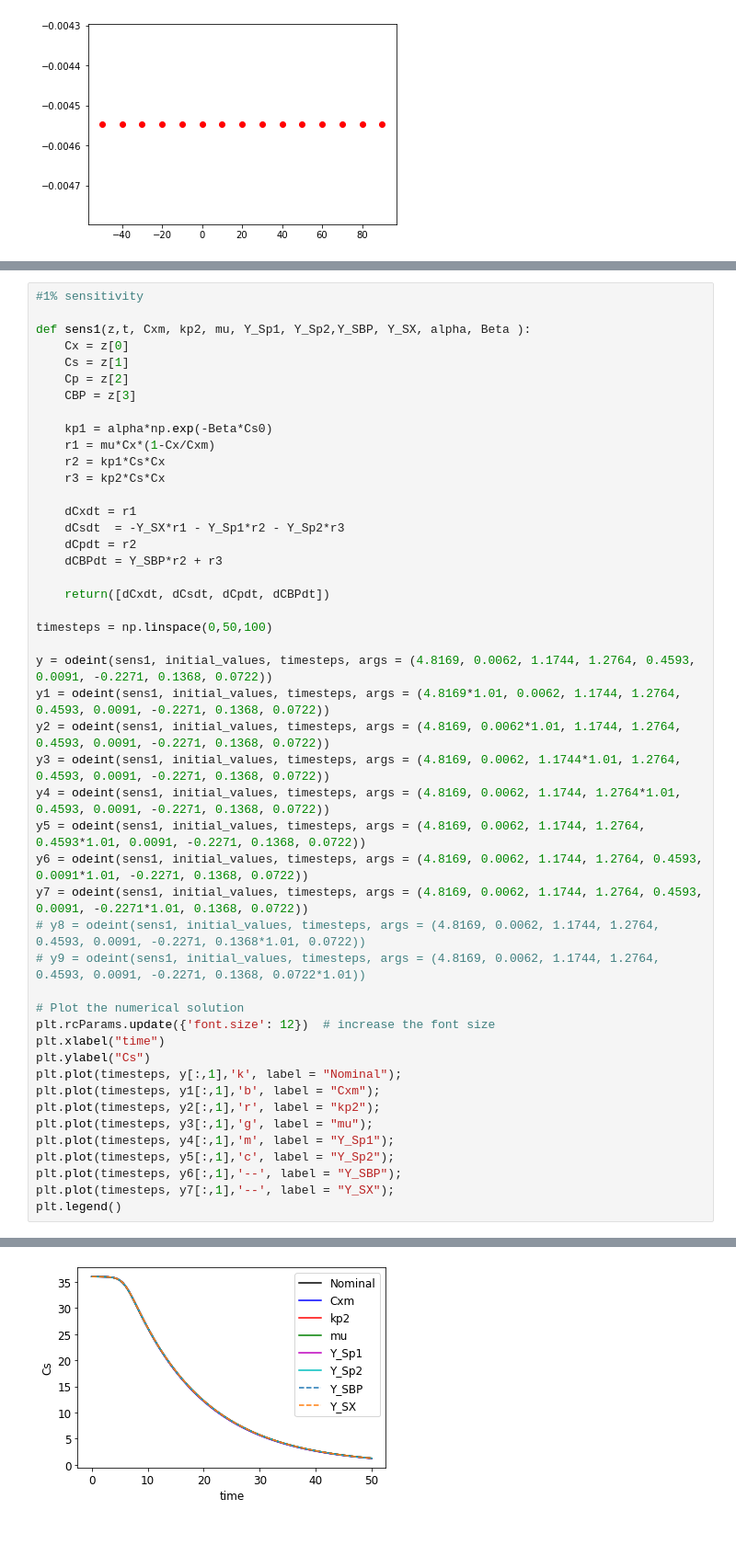
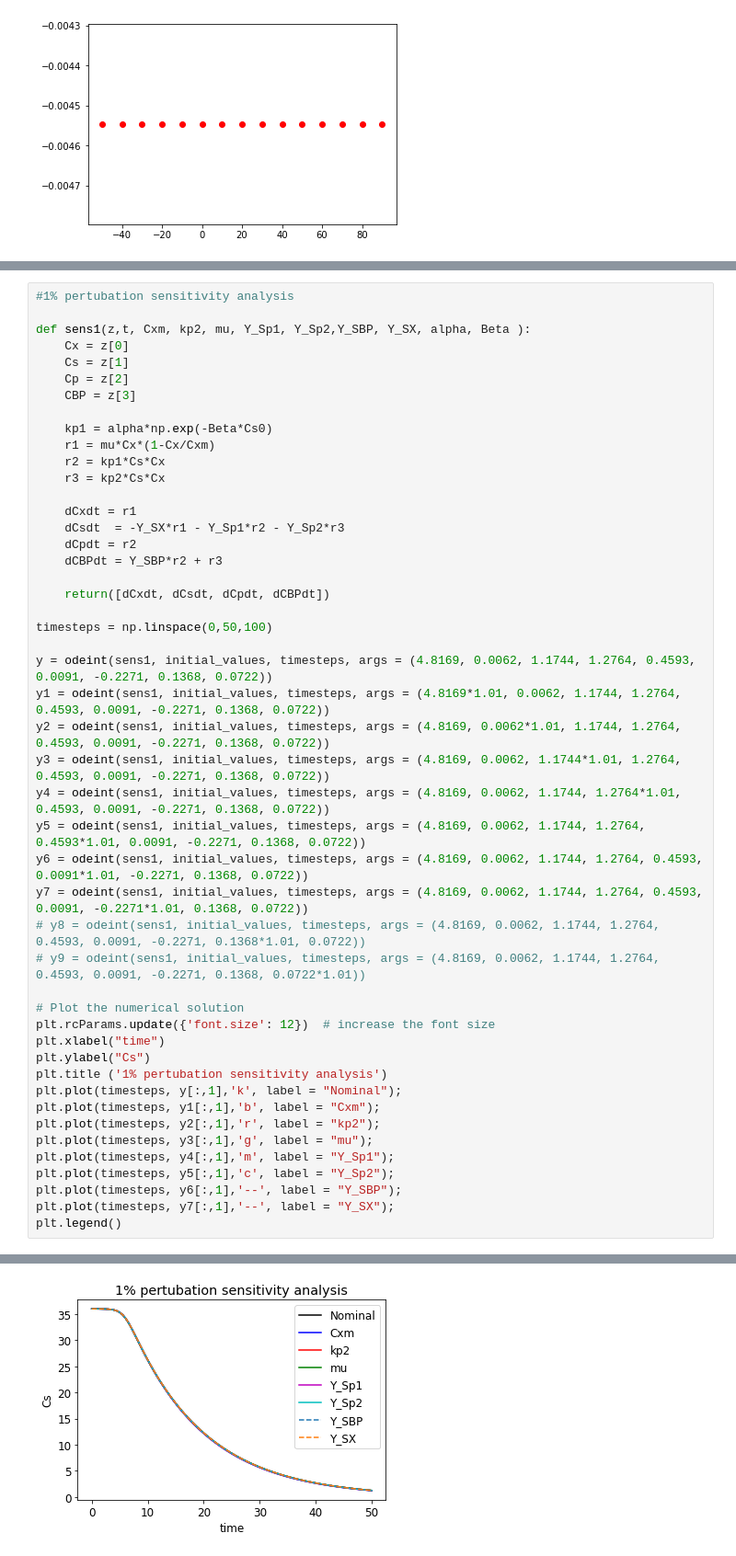
Before and after one commit to Abdulmaleekkona/CHE2241-PROJECT-2, a Jupyter notebook: Abdulmalik_Project2.ipynb, the cells around one changed output, grey strips where cells are left out. Shown at 92% size. Drawn from its saved outputs; the diff is of its cells as text.

```diff
--- a/Abdulmalik_Project2.ipynb
+++ b/Abdulmalik_Project2.ipynb
@@ -277,5 +281,5 @@ plt.plot(Cxm_values, dCsdt_values, 'ro')
 # %%
-#1% sensitivity
+#1% pertubation sensitivity analysis
 
 def sens1(z,t, Cxm, kp2, mu, Y_Sp1, Y_Sp2,Y_SBP, Y_SX, alpha, Beta ):
     Cx = z[0]
@@ -296,32 +300,33 @@ def sens1(z,t, Cxm, kp2, mu, Y_Sp1, Y_Sp2,Y_SBP, Y_SX, alpha, Beta ):
     return([dCxdt, dCsdt, dCpdt, dCBPdt])
 
 timesteps = np.linspace(0,50,100)
 
 y = odeint(sens1, initial_values, timesteps, args = (4.8169, 0.0062, 1.1744, 1.2764, 0.4593, 0.0091, -0.2271, 0.1368, 0.0722))
 y1 = odeint(sens1, initial_values, timesteps, args = (4.8169*1.01, 0.0062, 1.1744, 1.2764, 0.4593, 0.0091, -0.2271, 0.1368, 0.0722))
 y2 = odeint(sens1, initial_values, timesteps, args = (4.8169, 0.0062*1.01, 1.1744, 1.2764, 0.4593, 0.0091, -0.2271, 0.1368, 0.0722))
 y3 = odeint(sens1, initial_values, timesteps, args = (4.8169, 0.0062, 1.1744*1.01, 1.2764, 0.4593, 0.0091, -0.2271, 0.1368, 0.0722))
 y4 = odeint(sens1, initial_values, timesteps, args = (4.8169, 0.0062, 1.1744, 1.2764*1.01, 0.4593, 0.0091, -0.2271, 0.1368, 0.0722))
 y5 = odeint(sens1, initial_values, timesteps, args = (4.8169, 0.0062, 1.1744, 1.2764, 0.4593*1.01, 0.0091, -0.2271, 0.1368, 0.0722))
 y6 = odeint(sens1, initial_values, timesteps, args = (4.8169, 0.0062, 1.1744, 1.2764, 0.4593, 0.0091*1.01, -0.2271, 0.1368, 0.0722))
 y7 = odeint(sens1, initial_values, timesteps, args = (4.8169, 0.0062, 1.1744, 1.2764, 0.4593, 0.0091, -0.2271*1.01, 0.1368, 0.0722))
 # y8 = odeint(sens1, initial_values, timesteps, args = (4.8169, 0.0062, 1.1744, 1.2764, 0.4593, 0.0091, -0.2271, 0.1368*1.01, 0.0722))
 # y9 = odeint(sens1, initial_values, timesteps, args = (4.8169, 0.0062, 1.1744, 1.2764, 0.4593, 0.0091, -0.2271, 0.1368, 0.0722*1.01))
 
 # Plot the numerical solution
 plt.rcParams.update({'font.size': 12})  # increase the font size
 plt.xlabel("time")
 plt.ylabel("Cs")
+plt.title ('1% pertubation sensitivity analysis')
 plt.plot(timesteps, y[:,1],'k', label = "Nominal");
 plt.plot(timesteps, y1[:,1],'b', label = "Cxm");
 plt.plot(timesteps, y2[:,1],'r', label = "kp2");
 plt.plot(timesteps, y3[:,1],'g', label = "mu");
 plt.plot(timesteps, y4[:,1],'m', label = "Y_Sp1");
 plt.plot(timesteps, y5[:,1],'c', label = "Y_Sp2");
 plt.plot(timesteps, y6[:,1],'--', label = "Y_SBP");
 plt.plot(timesteps, y7[:,1],'--', label = "Y_SX");
 plt.legend()
 # %% [output]
 <matplotlib.legend.Legend at 0x...>
-[figure, old version]
+[figure, new version]
 # %%
```
Also changed, not shown: parts of 25 cells of this notebook, 13 other files.
